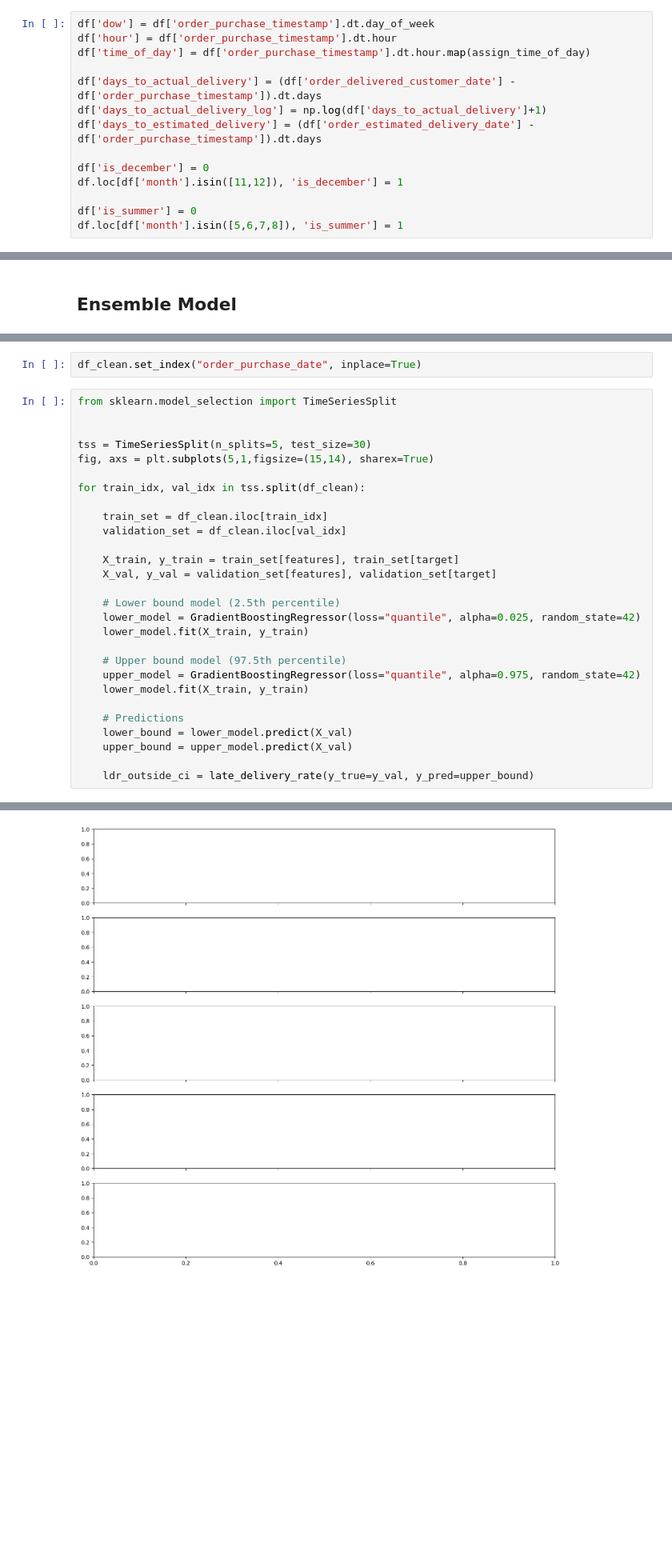
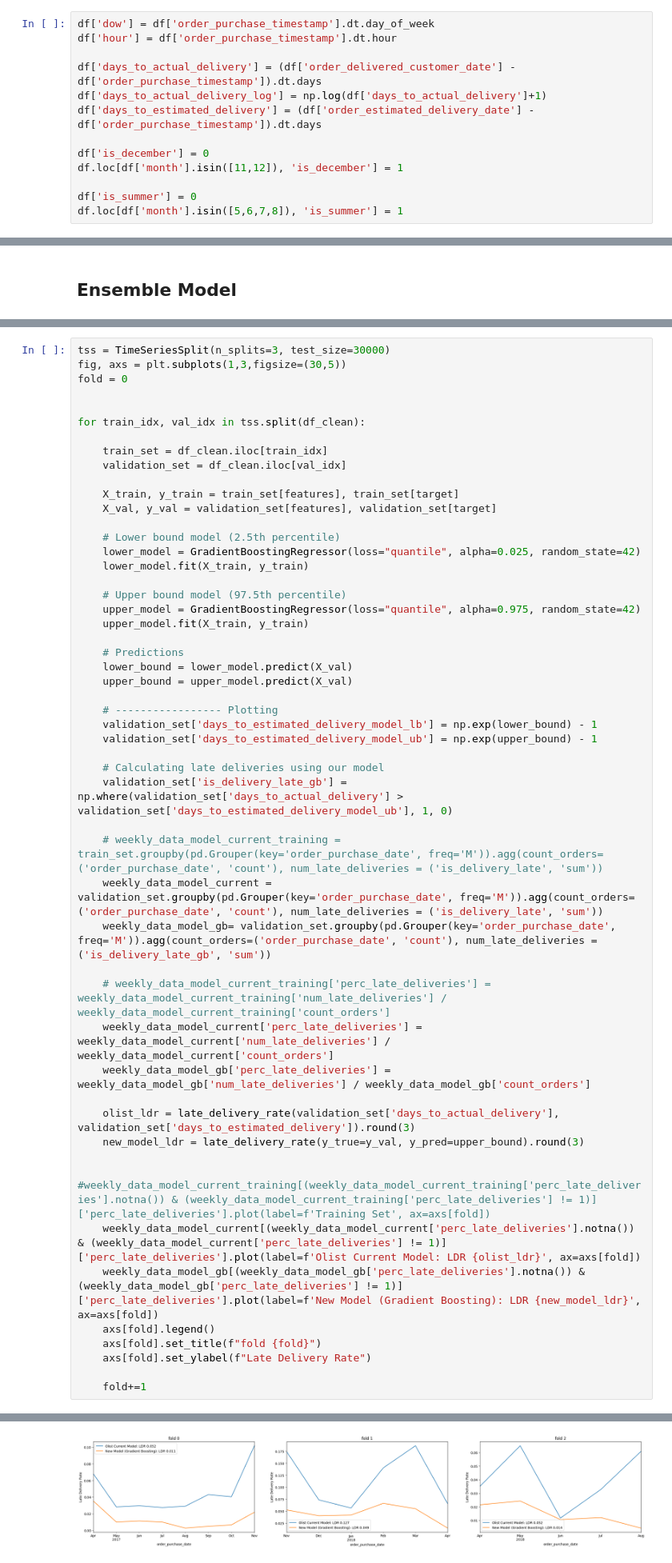
Before and after one commit to menni99/causal-attribution-analysis, a Jupyter notebook: notebooks/forecast-analysis.ipynb, the cells around one changed output, grey strips where cells are left out. Shown at 80% size. Cells and saved outputs as stored; diff of their text form; blank space fills up the shorter version.

```diff
--- a/notebooks/forecast-analysis.ipynb
+++ b/notebooks/forecast-analysis.ipynb
@@ -167,7 +121,6 @@ model features
 # %%
 df['dow'] = df['order_purchase_timestamp'].dt.day_of_week
 df['hour'] = df['order_purchase_timestamp'].dt.hour
-df['time_of_day'] = df['order_purchase_timestamp'].dt.hour.map(assign_time_of_day)
 
 df['days_to_actual_delivery'] = (df['order_delivered_customer_date'] - df['order_purchase_timestamp']).dt.days
 df['days_to_actual_delivery_log'] = np.log(df['days_to_actual_delivery']+1)
@@ -265,14 +218,11 @@ The issue arises when we underestimate the delivery days, meaning:
 if we overestimate it, this means our delivery arrived earlier than expected. This is most of the time a preferred thing.
 
 So in this case, only one direction matters, and therefore we decided to estimate an interval of days to estimated delivery, using a 95th confidence interval.
-# %%
-df_clean.set_index("order_purchase_date", inplace=True)
 # %%
-from sklearn.model_selection import TimeSeriesSplit
+tss = TimeSeriesSplit(n_splits=3, test_size=30000)
+fig, axs = plt.subplots(1,3,figsize=(30,5))
+fold = 0
 
-
-tss = TimeSeriesSplit(n_splits=5, test_size=30)
-fig, axs = plt.subplots(5,1,figsize=(15,14), sharex=True)
 
 for train_idx, val_idx in tss.split(df_clean):
 
@@ -288,11 +238,36 @@ for train_idx, val_idx in tss.split(df_clean):
 
     # Upper bound model (97.5th percentile)
     upper_model = GradientBoostingRegressor(loss="quantile", alpha=0.975, random_state=42)
-    lower_model.fit(X_train, y_train)
+    upper_model.fit(X_train, y_train)
 
     # Predictions
     lower_bound = lower_model.predict(X_val)
     upper_bound = upper_model.predict(X_val)
 
-    ldr_outside_ci = late_delivery_rate(y_true=y_val, y_pred=upper_bound)
+    # ----------------- Plotting
+    validation_set['days_to_estimated_delivery_model_lb'] = np.exp(lower_bound) - 1
+    validation_set['days_to_estimated_delivery_model_ub'] = np.exp(upper_bound) - 1
+
+    # Calculating late deliveries using our model
+    validation_set['is_delivery_late_gb'] = np.where(validation_set['days_to_actual_delivery'] > validation_set['days_to_estimated_delivery_model_ub'], 1, 0)
+
+    # weekly_data_model_current_training = train_set.groupby(pd.Grouper(key='order_purchase_date', freq='M')).agg(count_orders=('order_purchase_date', 'count'), num_late_deliveries = ('is_delivery_late', 'sum'))
+    weekly_data_model_current = validation_set.groupby(pd.Grouper(key='order_purchase_date', freq='M')).agg(count_orders=('order_purchase_date', 'count'), num_late_deliveries = ('is_delivery_late', 'sum'))
+    weekly_data_model_gb= validation_set.groupby(pd.Grouper(key='order_purchase_date', freq='M')).agg(count_orders=('order_purchase_date', 'count'), num_late_deliveries = ('is_delivery_late_gb', 'sum'))
+
+    # weekly_data_model_current_training['perc_late_deliveries'] = weekly_data_model_current_training['num_late_deliveries'] / weekly_data_model_current_training['count_orders']
+    weekly_data_model_current['perc_late_deliveries'] = weekly_data_model_current['num_late_deliveries'] / weekly_data_model_current['count_orders']
+    weekly_data_model_gb['perc_late_deliveries'] = weekly_data_model_gb['num_late_deliveries'] / weekly_data_model_gb['count_orders']
+
+    olist_ldr = late_delivery_rate(validation_set['days_to_actual_delivery'], validation_set['days_to_estimated_delivery']).round(3)
+    new_model_ldr = late_delivery_rate(y_true=y_val, y_pred=upper_bound).round(3)
+
+    #weekly_data_model_current_training[(weekly_data_model_current_training['perc_late_deliveries'].notna()) & (weekly_data_model_current_training['perc_late_deliveries'] != 1)]['perc_late_deliveries'].plot(label=f'Training Set', ax=axs[fold])
+    weekly_data_model_current[(weekly_data_model_current['perc_late_deliveries'].notna()) & (weekly_data_model_current['perc_late_deliveries'] != 1)]['perc_late_deliveries'].plot(label=f'Olist Current Model: LDR {olist_ldr}', ax=axs[fold])
+    weekly_data_model_gb[(weekly_data_model_gb['perc_late_deliveries'].notna()) & (weekly_data_model_gb['perc_late_deliveries'] != 1)]['perc_late_deliveries'].plot(label=f'New Model (Gradient Boosting): LDR {new_model_ldr}', ax=axs[fold])
+    axs[fold].legend()
+    axs[fold].set_title(f"fold {fold}")
+    axs[fold].set_ylabel(f"Late Delivery Rate")
+
+    fold+=1
 # %% [output]
@@ -316 +274 @@ Index(['order_id', 'customer_id', 'order_status', 'order_purchase_timestamp',
-[figure, old version]
+[figure, new version]
```
Also changed, not shown: parts of 24 cells of this notebook.
